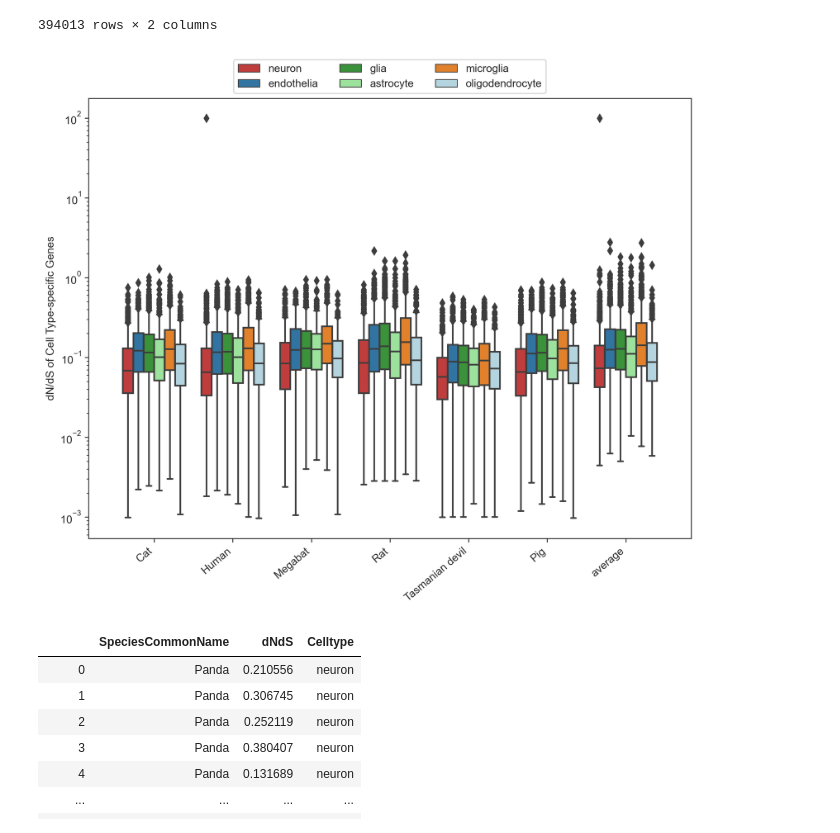
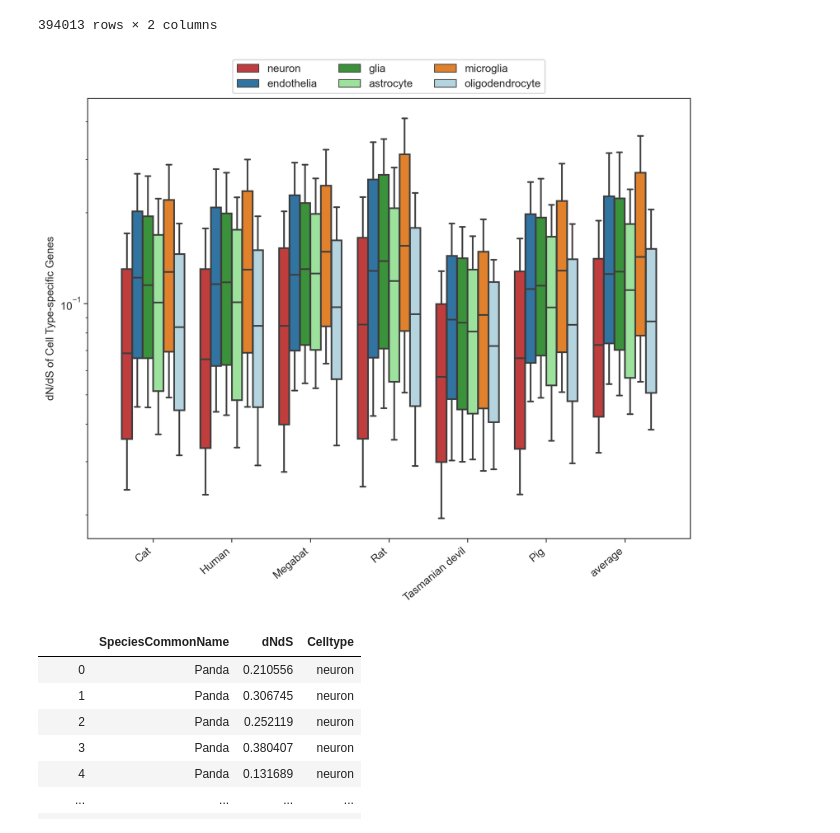
Before and after one commit to VeritatemAmo/neuron-glia-dNdS, a Jupyter notebook: jupyter_notebooks/mouse.stats_and_figures.ipynb, the cells around one changed output. Drawn from its saved outputs; the diff is of its cells as text; code cells hidden in the pictures.

```diff
--- a/jupyter_notebooks/mouse.stats_and_figures.ipynb
+++ b/jupyter_notebooks/mouse.stats_and_figures.ipynb
@@ -413,23 +413,23 @@ for species in species_common_list:
 # %%
 # Figure with some representitive species
 data=graph_df[graph_df['dNdS']!=0].reset_index()
 data=data[data['SpeciesCommonName'].isin(['Human','Rat','Opposum','Megabat','Tasmanian devil','Cat','Pig','average'])]
 fig = plt.figure(figsize=(10,7.5))
 ax = fig.add_subplot()
 # flierprops = dict(marker='o',markerfacecolor='1', markersize=2,linestyle='none')
-# whis=[15, 85]
-ax = sns.boxplot(x="SpeciesCommonName", y="dNdS", hue="Celltype", data=data, palette=palette)
+whis=[15, 85]
+ax = sns.boxplot(x="SpeciesCommonName", y="dNdS", hue="Celltype", data=data, palette=palette, whis=whis, showfliers=False)
 _=ax.set(yscale='log')
 _=ax.set_ylim(0.0005,1)
 _=ax.set_xticklabels(ax.get_xticklabels(), rotation=40, ha="right")
 _=ax.legend(loc='upper center', bbox_to_anchor=(0.5,1.1),ncol=3)
 _=ax.set_xlabel("")
 _=ax.set_ylabel("dN/dS of Cell Type-specific Genes")
 plt.autoscale()
 # plt.savefig('../figures/mouse.boxplots.pdf')
 plt.show()
 # %% [output]
-[figure, old version]
+[figure, new version]
 # %%
 # n_df=pd.DataFrame()
 # n_df['dNdS']=pd.Series(n_array)
```
Also changed, not shown: 1 other file.
